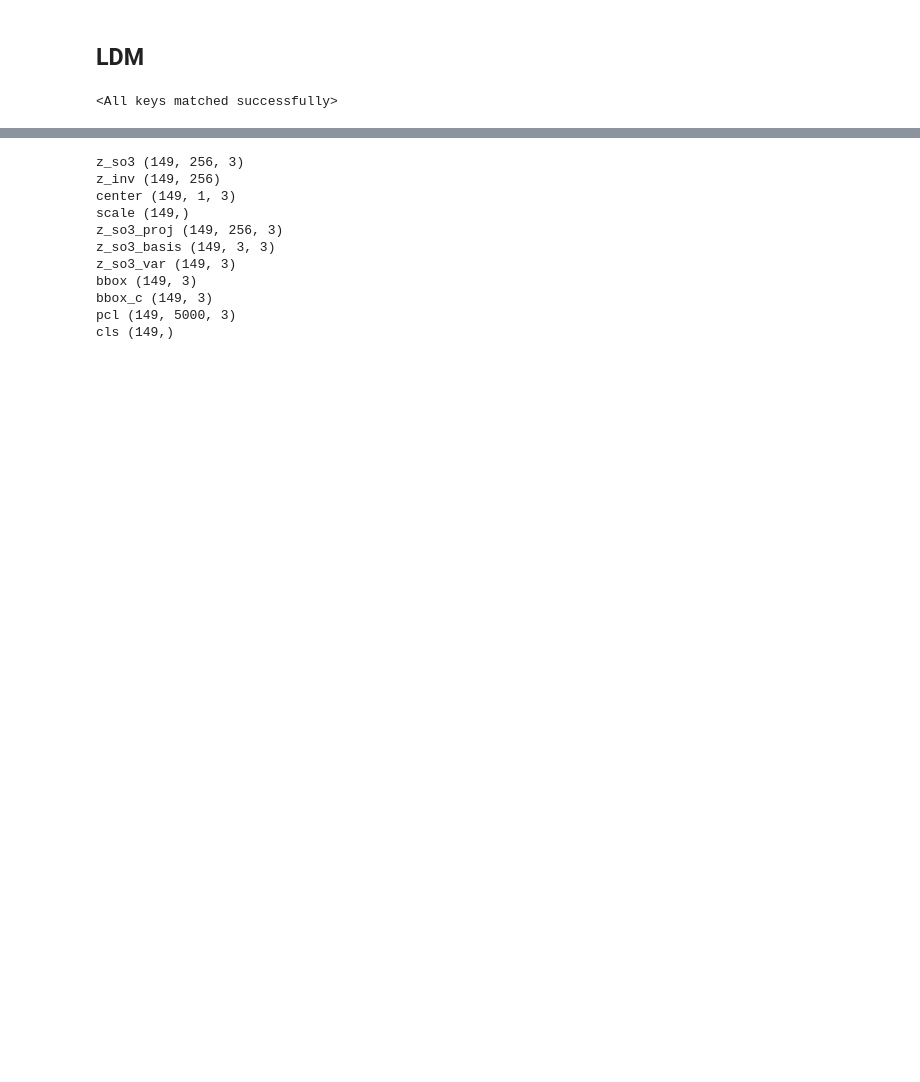
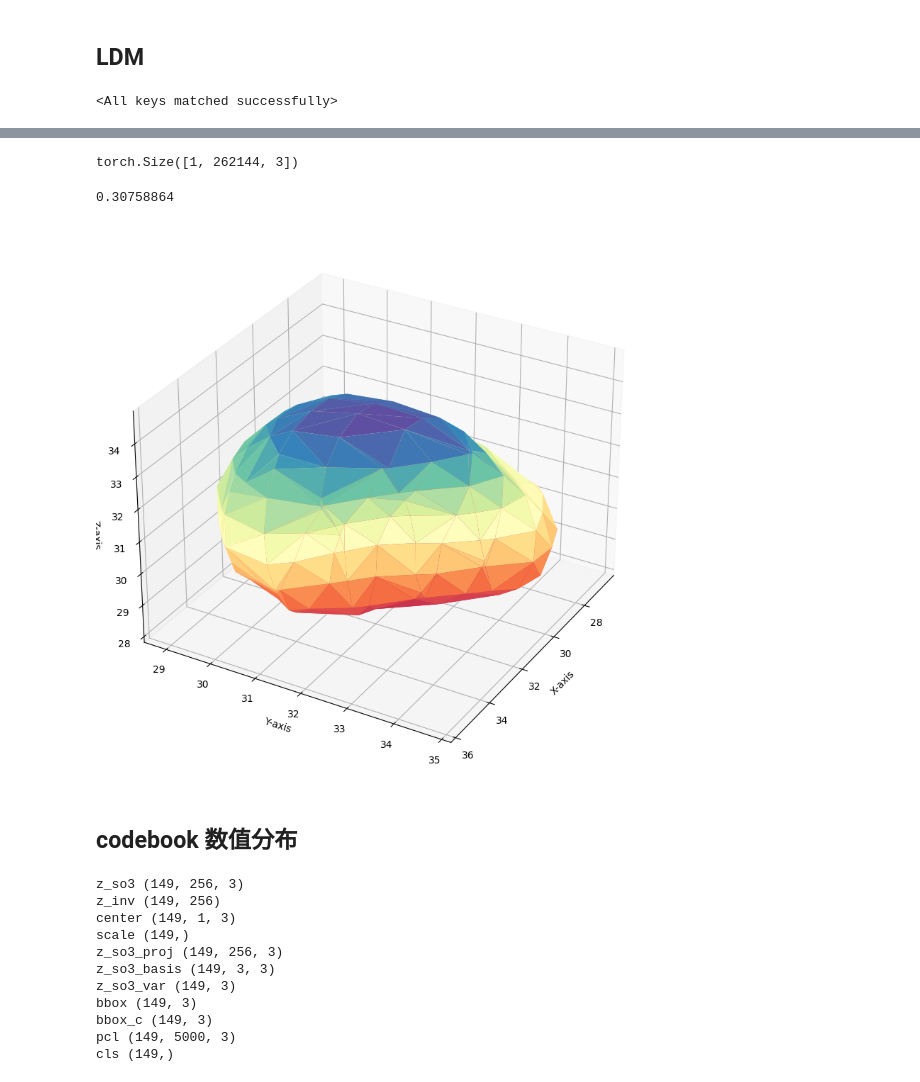
Before and after one commit to ziranyang0/EFEM, a Jupyter notebook: lib_shape_prior/dev.ipynb, the cells around one changed output, grey strips where cells are left out. Saved outputs shown, nothing was run; the diff lists cells and outputs as text; code cells hidden in the pictures; blank space fills up the shorter version.

```diff
--- a/lib_shape_prior/dev.ipynb
+++ b/lib_shape_prior/dev.ipynb
@@ -207,3 +366,77 @@ torch.Size([1, 256, 3]) torch.Size([1, 256]) torch.Size([1]) torch.Size([1, 1, 3
+# %%
+N = 64
+
+space_dim = [N, N, N]  # 示例为一个50x50x50的网格
+
+
+di = 1
+# 创建一个网格，这里我们使用np.linspace来产生线性间隔的点
+x = np.linspace(-di, di, space_dim[0])
+y = np.linspace(-di, di, space_dim[1])
+z = np.linspace(-di, di, space_dim[2])
+
+# 用np.meshgrid得到每个维度的点阵
+X, Y, Z = np.meshgrid(x, y, z, indexing='ij')
+
+# 将这些点整理成query的形式，每行是一个点的坐标
+query = np.stack([X.ravel(), Y.ravel(), Z.ravel()], axis=-1)
+
+query = torch.tensor(query,dtype=torch.float32).to(device)
+query = query.repeat(pred_so3_feat.shape[0], 1, 1)
+query.shape
+# %% [output]
+torch.Size([1, 262144, 3])
+# %%
+embedding = {
+            "z_so3": pred_so3_feat, # [B, 256, 3]
+            "z_inv": pred_inv_feat, # [B, 256]
+            "s": pred_scale, # [B]
+            # "t": centroid.unsqueeze(1), # [B, 1, 3]
+            "t": pred_center, # [B, 1, 3]
+        }
+
+sdf_hat = model.network.decode(  # SDF must have nss sampling
+            query,
+            None,
+            embedding,
+            return_sdf=True,
+        )
+# %%
+sdf_grid = sdf_hat.reshape(-1, space_dim[0], space_dim[1], space_dim[2]).to("cpu").detach().numpy()
+data = sdf_grid[0]
+# %%
+data.min()
+# %% [output]
+0.30758864
+# %%
+%matplotlib inline
+from skimage import measure
+import matplotlib.pyplot as plt
+from mpl_toolkits.mplot3d import Axes3D
+from mpl_toolkits.mplot3d.art3d import Poly3DCollection
+
+# 使用 Marching Cubes 算法提取等值面
+verts, faces, normals, values = measure.marching_cubes(data, level=0.5)
+
+# 创建一个新的图形
+fig = plt.figure(figsize=(10, 10))
+ax = fig.add_subplot(111, projection='3d')
+
+# 绘制等值面
+ax.plot_trisurf(verts[:, 0], verts[:,1], faces, verts[:, 2],
+                cmap='Spectral', lw=1)
+
+# 设置图形的视角和轴标签
+ax.view_init(30, 30)
+ax.set_xlabel("X-axis")
+ax.set_ylabel("Y-axis")
+ax.set_zlabel("Z-axis")
+
+plt.show()
+# %% [output]
+[figure, added]
+# %% [markdown]
+## codebook 数值分布
 # %%
 codebook_path = "/home/ziran/se3/EFEM/cache/mugs.npz"
 
```
Also changed, not shown: parts of 12 cells of this notebook, 15 other files.
